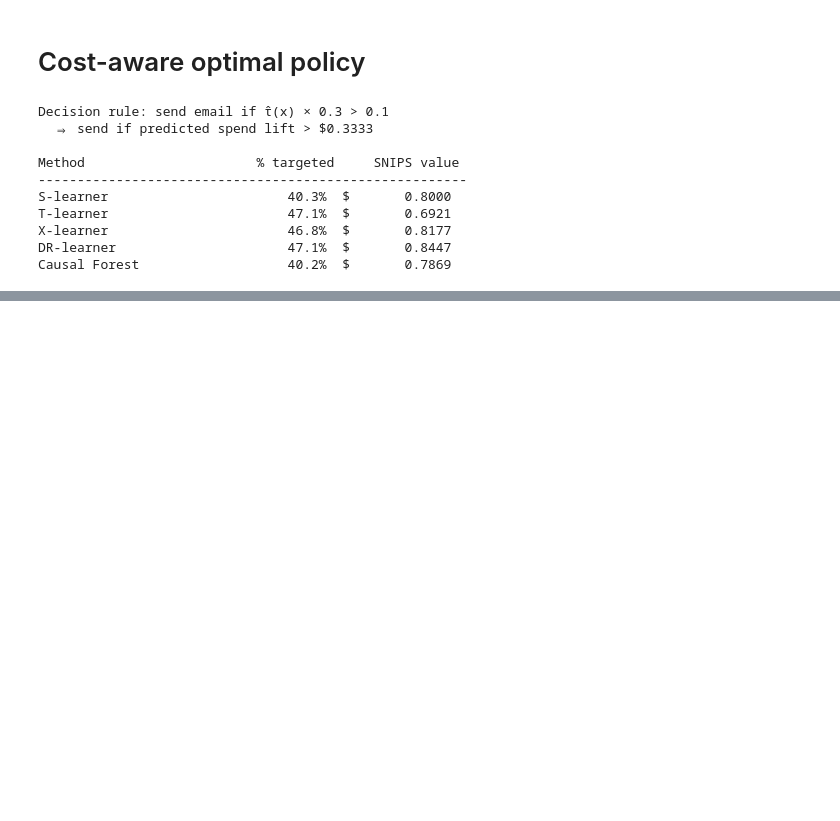
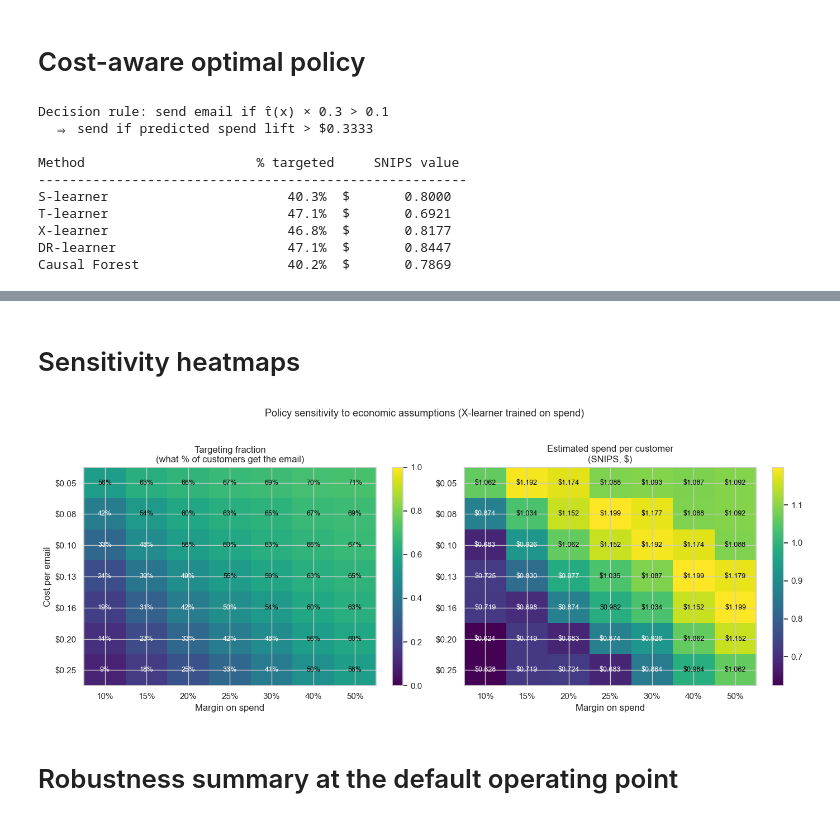
Before and after one commit to rahuldas98rd-png/uplift-promotions, a Jupyter notebook: notebooks/03_evaluation.ipynb, the cells around one changed output, grey strips where cells are left out. Cells and saved outputs as stored; diff of their text form; code cells hidden in the pictures; blank space fills up the shorter version.

```diff
--- a/notebooks/03_evaluation.ipynb
+++ b/notebooks/03_evaluation.ipynb
@@ -471,0 +655,58 @@ Causal Forest                   40.2%  $       0.7869
+# %% [markdown]
+# Sensitivity heatmaps
+# %%
+fig, axes = plt.subplots(1, 2, figsize=(14, 5.5))
+
+# Left: targeting fraction
+im0 = axes[0].imshow(fraction_grid, cmap="viridis", aspect="auto", vmin=0, vmax=1)
+for i in range(len(cost_grid)):
+    for j in range(len(margin_grid)):
+        axes[0].text(
+            j,
+            i,
+            f"{fraction_grid[i, j]:.0%}",
+            ha="center",
+            va="center",
+            color="white" if fraction_grid[i, j] < 0.5 else "black",
+            fontsize=9,
+        )
+axes[0].set_xticks(range(len(margin_grid)))
+axes[0].set_xticklabels([f"{m:.0%}" for m in margin_grid])
+axes[0].set_yticks(range(len(cost_grid)))
+axes[0].set_yticklabels([f"${c:.2f}" for c in cost_grid])
+axes[0].set_xlabel("Margin on spend")
+axes[0].set_ylabel("Cost per email")
+axes[0].set_title("Targeting fraction\n(what % of customers get the email)")
+fig.colorbar(im0, ax=axes[0], fraction=0.046)
+
+# Right: policy value
+im1 = axes[1].imshow(value_grid, cmap="viridis", aspect="auto")
+for i in range(len(cost_grid)):
+    for j in range(len(margin_grid)):
+        axes[1].text(
+            j,
+            i,
+            f"${value_grid[i, j]:.3f}",
+            ha="center",
+            va="center",
+            color="white" if value_grid[i, j] < value_grid.mean() else "black",
+            fontsize=9,
+        )
+axes[1].set_xticks(range(len(margin_grid)))
+axes[1].set_xticklabels([f"{m:.0%}" for m in margin_grid])
+axes[1].set_yticks(range(len(cost_grid)))
+axes[1].set_yticklabels([f"${c:.2f}" for c in cost_grid])
+axes[1].set_xlabel("Margin on spend")
+axes[1].set_title("Estimated spend per customer\n(SNIPS, $)")
+fig.colorbar(im1, ax=axes[1], fraction=0.046)
+
+fig.suptitle(
+    "Policy sensitivity to economic assumptions (X-learner trained on spend)", y=1.02, fontsize=13
+)
+fig.tight_layout()
+fig.savefig(FIG_DIR / "16_cost_margin_sensitivity.png")
+plt.show()
+# %% [output]
+[figure, added]
+# %% [markdown]
+# Robustness summary at the default operating point
```
Also changed, not shown: parts of 19 cells of this notebook, 3 other files.
